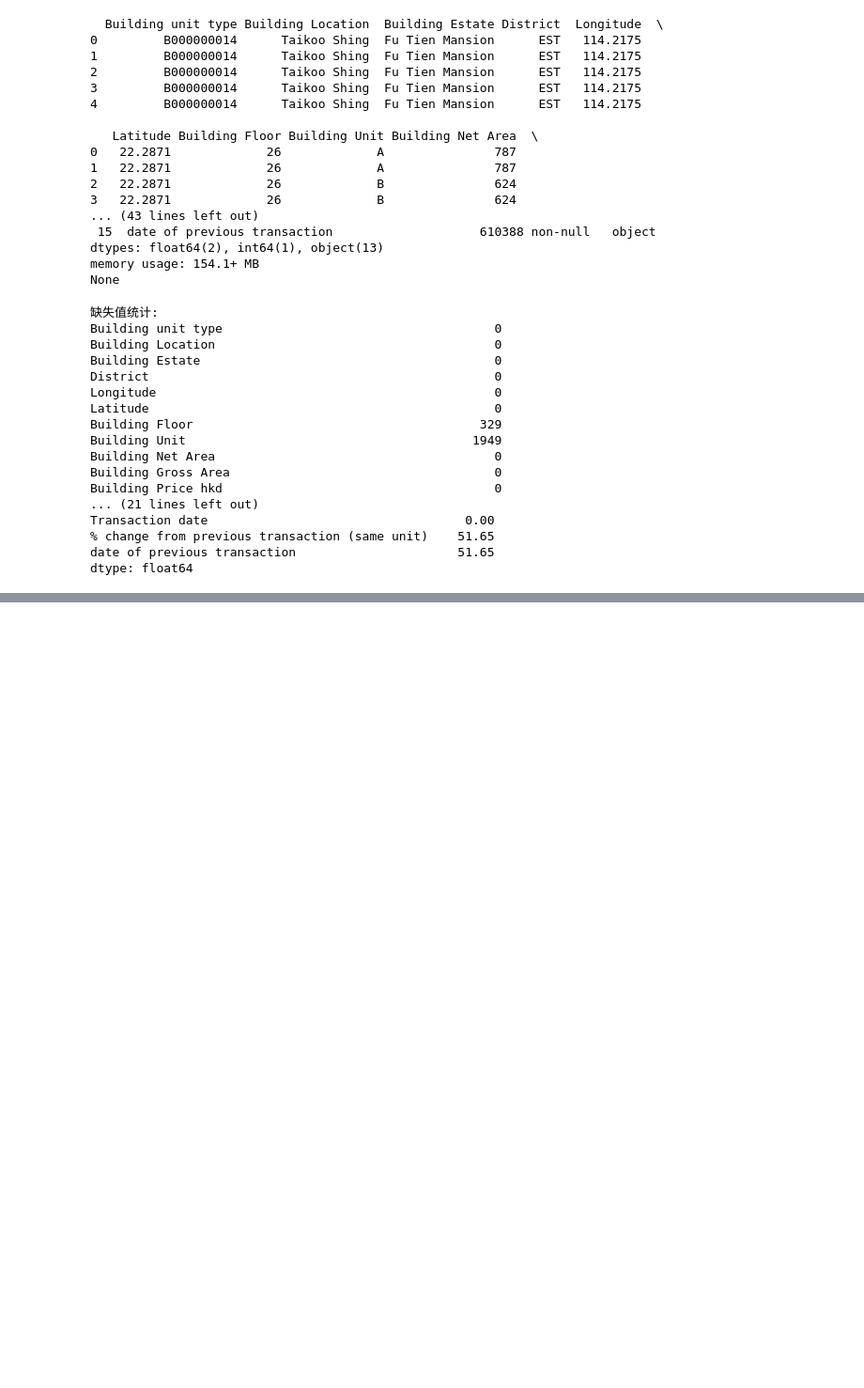
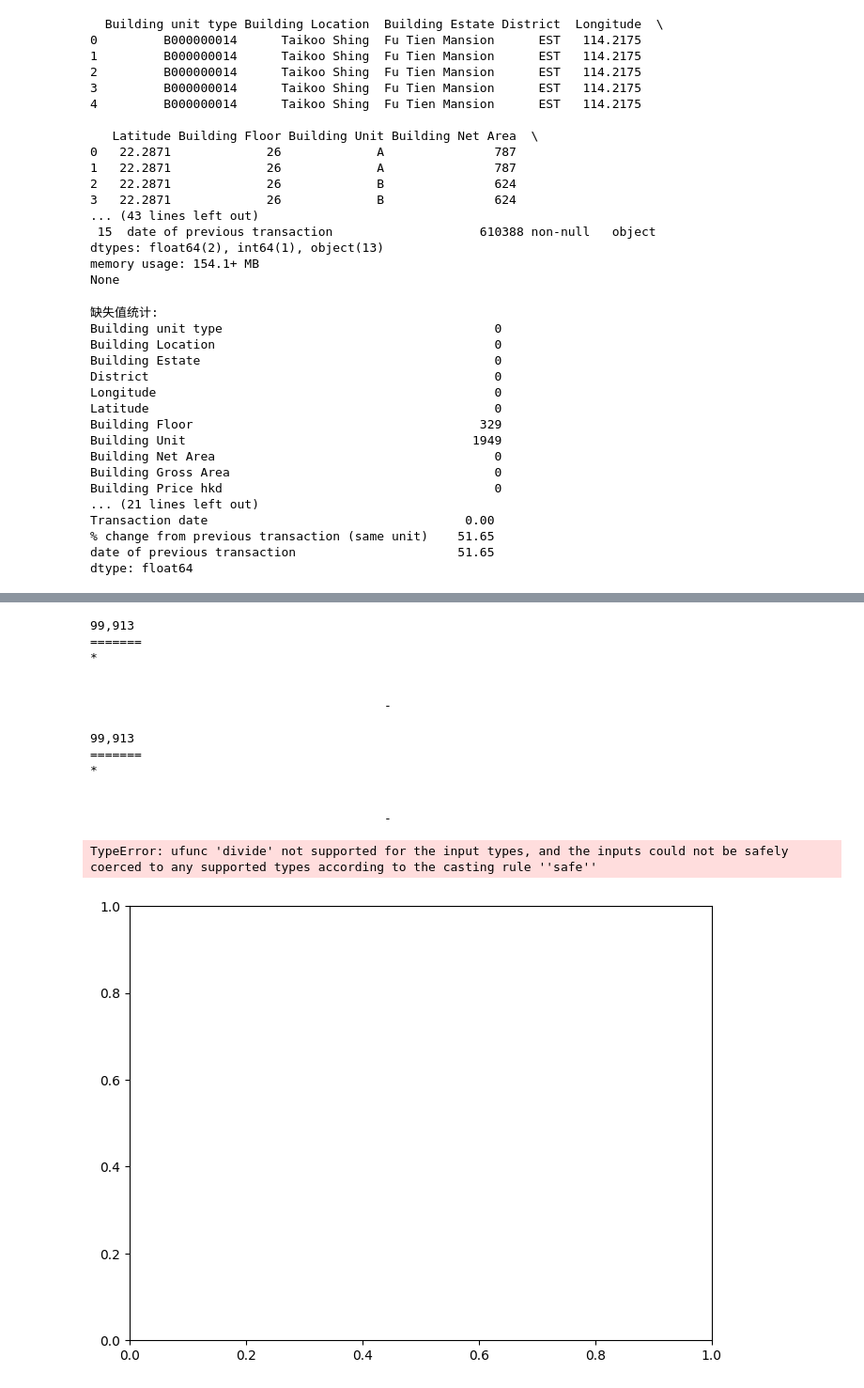
Before and after one commit to hung51607602/COMP4096_GroupProject, a Jupyter notebook: version_1.ipynb, the cells around one changed output, grey strips where cells are left out. Shown: that part at 94% size. Cells and saved outputs as stored; diff of their text form; code cells hidden in the pictures; blank space fills up the shorter version.

```diff
--- a/version_1.ipynb
+++ b/version_1.ipynb
@@ -79,8 +81,18 @@ date of previous transaction                      51.65
 dtype: float64
 # %%
 # 1. 删除两列：% change from previous transaction (same unit) 和 date of previous transaction
-columns_to_remove = ['% change from previous transaction (same unit)', 'date of previous transaction']
+print("Before drop:")
+print("="*100)
+print(df.head())
+
+columns_to_remove = ['Price per gross area','Building Gross Area','Building unit type','Longitude','Latitude','Building Unit','% change from previous transaction (same unit)', 'date of previous transaction']
 df = df.drop(columns=columns_to_remove)
+print("="*100)
+print("")
+print("After drop:")
+print("="*100)
+print(df.head())
+
 
 print(f"删除列后的数据形状: {df.shape}")
 print(f"\n当前列名:")
@@ -88,6 +100,11 @@ print(df.columns.tolist())
 
 # 2. 只保留 2017 和 2018 年的数据
 # 将 Transaction date 转换为字符串类型（如果还不是）
+
+print("")
+print("="*100)
+print("Remove year except 2017 and 2018:")
+print("="*100)
 df['Transaction date'] = df['Transaction date'].astype(str)
 
 # 筛选 2017 和 2018 年的数据
@@ -109,0 +143,34 @@ KeyError: "['%change from previous transaction (same unit)'] not found in axis"
+# %%
+print(df['Price per net area'].max())
+print("=======")
+print(df['Price per net area'].min())
+# %% [output]
+99,913
+=======
+*
+
+
+                                        -
+# %%
+
+
+print(df['Price per net area'].max())
+print("=======")
+print(df['Price per net area'].min())
+
+# 为'Price per net area'列绘制简单的箱型图
+plt.figure(figsize=(8, 6))
+plt.boxplot(df['Price per net area'].dropna())
+plt.title('Price per net area 分布箱型图')
+plt.ylabel('价格')
+plt.grid(True, alpha=0.3)
+plt.show()
+# %% [output]
+99,913
+=======
+*
+
+
+                                        -
+TypeError: ufunc 'divide' not supported for the input types, and the inputs could not be safely coerced to any supported types according to the casting rule ''safe''
+[figure, added]
```
Also changed, not shown: parts of 4 cells of this notebook, 2 other files.
